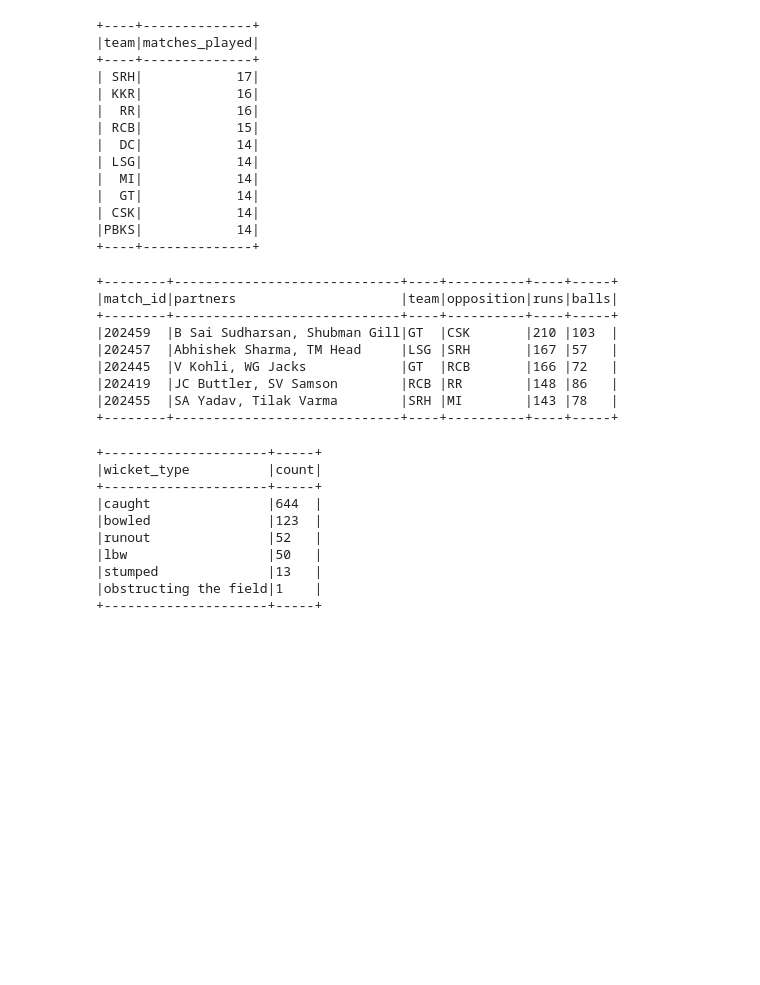
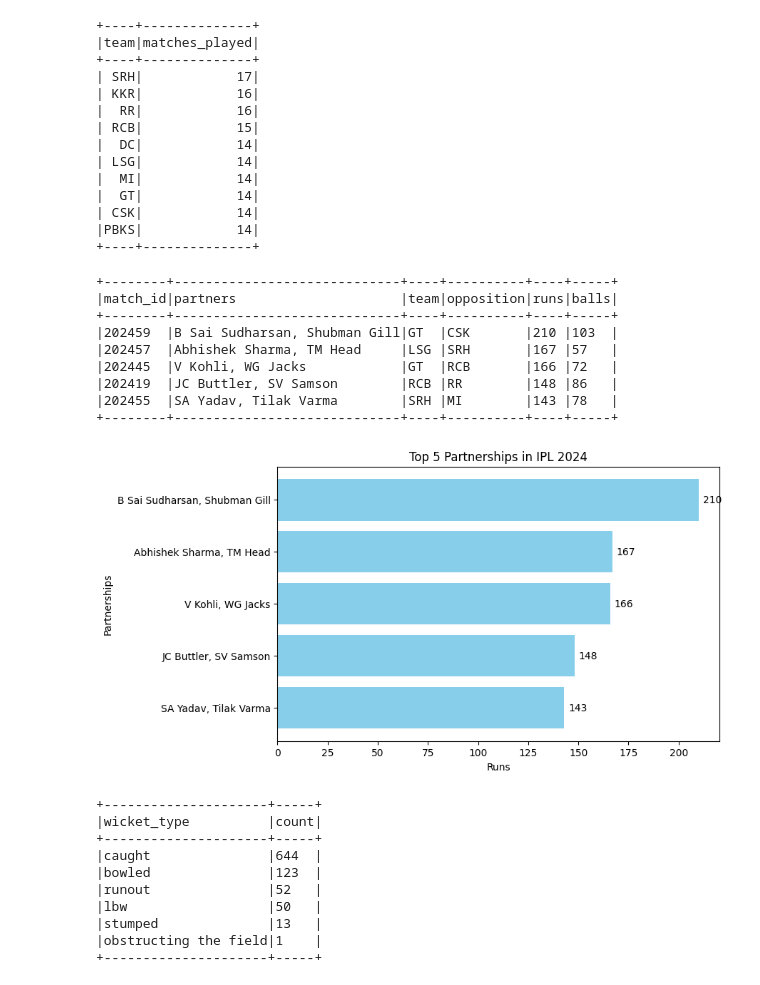
Before and after one commit to Ajuwin/IPL-2024-Cricket-Analytics, a Jupyter notebook: IPL_2024_Analysis.ipynb, the cells around one changed output. Drawn from its saved outputs; the diff is of its cells as text; code cells hidden in the pictures; blank space fills up the shorter version.

```diff
--- a/IPL_2024_Analysis.ipynb
+++ b/IPL_2024_Analysis.ipynb
@@ -697,33 +720,52 @@ partnerships_df = (
                             greatest("striker", "non_striker").alias("player2"))
     .agg(sum("total_runs").alias("runs").alias("runs"),
          sum(when(col("extras") > 0, 0).otherwise(1)).alias("balls"))
 )
 
 unique_team_df = ball_by_ball_df.dropDuplicates(["match_id"]).select("match_id", "bowling_team", "batting_team")
 
 top_five_partnerships_df = (
     partnerships_df.join(unique_team_df, "match_id", "inner")
     .select(col("match_id"),
             concat_ws(", ", col("player1"), col("player2")).alias("partners"),
             col("batting_team").alias("team"),
             col("bowling_team").alias("opposition"),
             col("runs"),
             col("balls"))
     .orderBy(col("runs").desc())
     .limit(5)
 )
 
 top_five_partnerships_df.show(truncate=False)
+
+top_five_partnerships_df = top_five_partnerships_df.toPandas()
+
+# Plot
+fig, ax = plt.subplots(figsize=(8, 5))
+ax.barh(top_five_partnerships_df["partners"], top_five_partnerships_df["runs"], color="skyblue")
+
+# Labels
+ax.set_xlabel("Runs")
+ax.set_ylabel("Partnerships")
+ax.set_title("Top 5 Partnerships in IPL 2024")
+
+# Show values on bars
+for index, value in enumerate(top_five_partnerships_df["runs"]):
+    ax.text(value + 2, index, str(value), va='center', fontsize=10)
+
+plt.gca().invert_yaxis()  # Invert y-axis to show highest first
+plt.show()
 # %% [output]
 +--------+-----------------------------+----+----------+----+-----+
 |match_id|partners                     |team|opposition|runs|balls|
 +--------+-----------------------------+----+----------+----+-----+
 |202459  |B Sai Sudharsan, Shubman Gill|GT  |CSK       |210 |103  |
 |202457  |Abhishek Sharma, TM Head     |LSG |SRH       |167 |57   |
 |202445  |V Kohli, WG Jacks            |GT  |RCB       |166 |72   |
 |202419  |JC Buttler, SV Samson        |RCB |RR        |148 |86   |
 |202455  |SA Yadav, Tilak Varma        |SRH |MI        |143 |78   |
 +--------+-----------------------------+----+----------+----+-----+
+[figure, added]
 # %%
 # Determine the most common mode of dismissal in IPL 2024.
 
```
Also changed, not shown: parts of 7 cells of this notebook.
